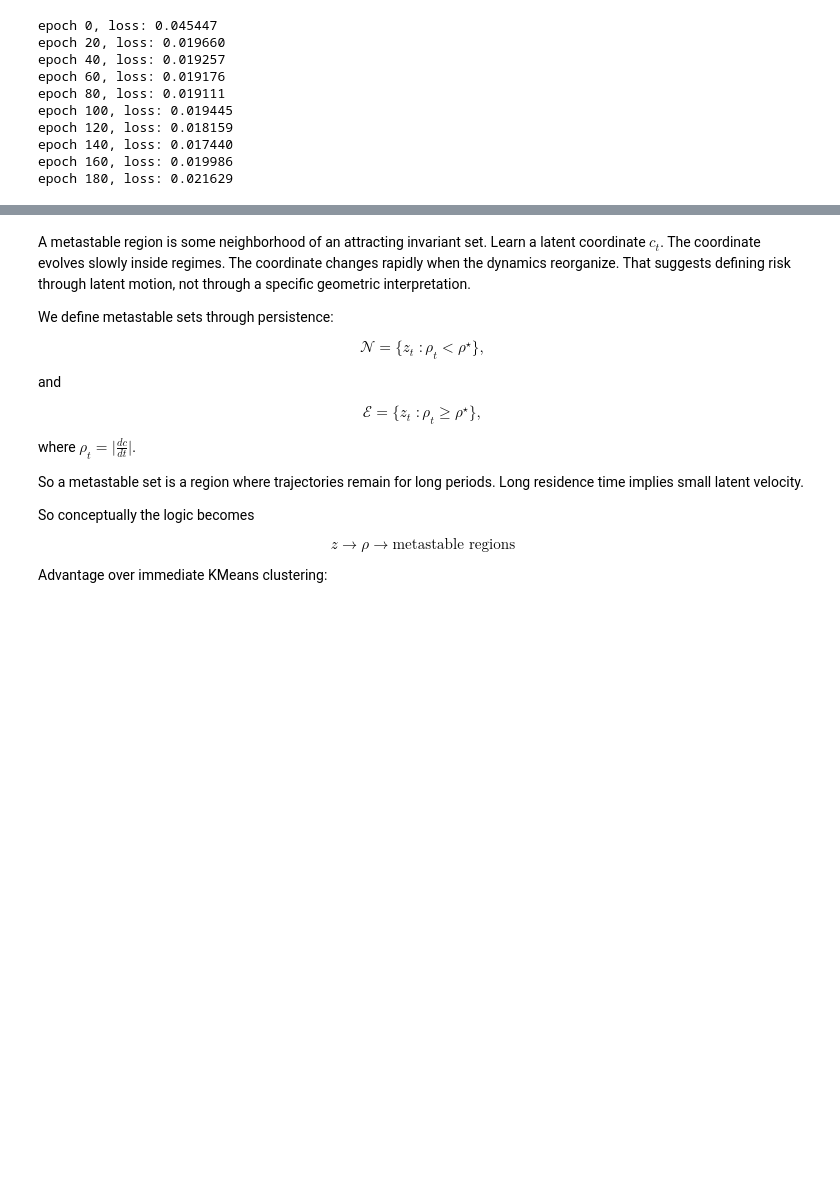
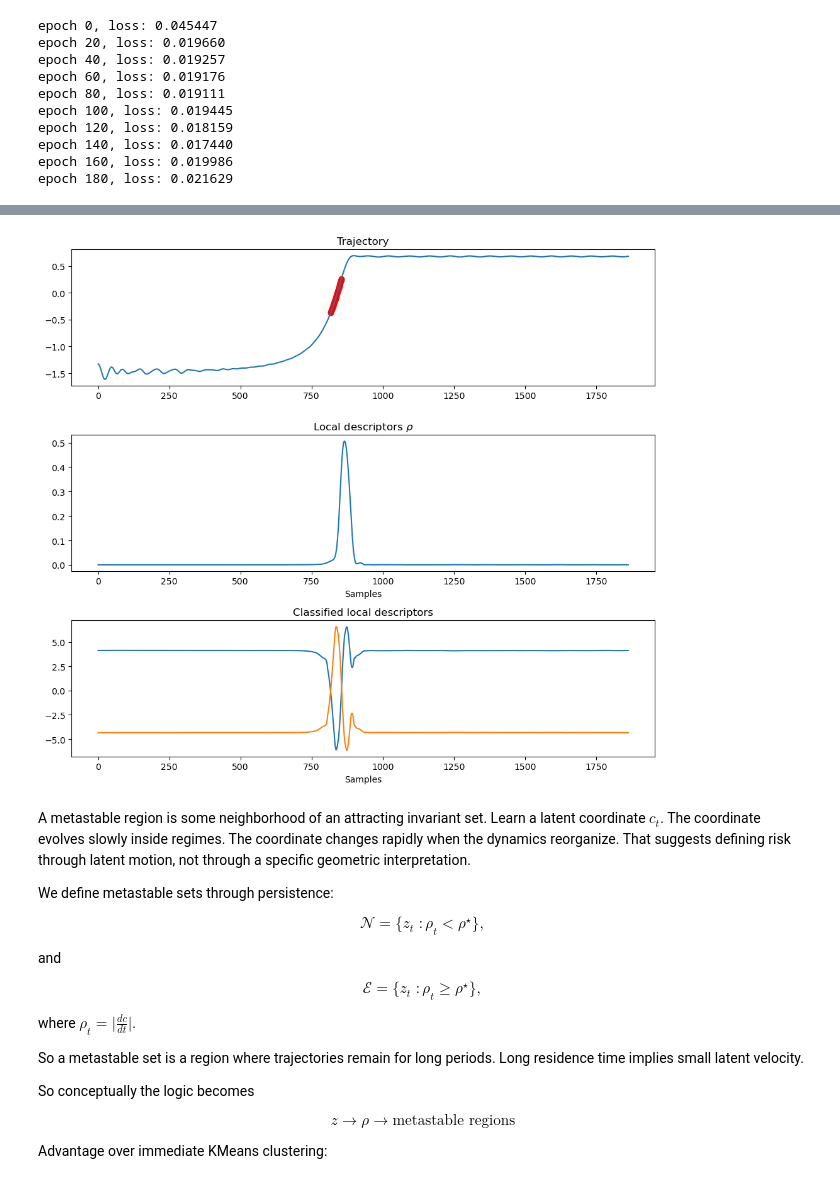
Before and after one commit to maalberg/kind, a Jupyter notebook: examples/regimes/cavity_fold/02_regime_discover.ipynb, the cells around one changed output, grey strips where cells are left out. Drawn from its saved outputs; the diff is of its cells as text; code cells hidden in the pictures; blank space fills up the shorter version.

```diff
--- a/examples/regimes/cavity_fold/02_regime_discover.ipynb
+++ b/examples/regimes/cavity_fold/02_regime_discover.ipynb
@@ -214,3 +401,34 @@ z_np = z.detach().cpu().numpy()
+# %%
+# --! display classification results --!
+
+plt.figure(figsize=(10,9))
+
+x = backs[jtraj][:, -1, 0]
+x = x[desc_window_nsample:-desc_window_nsample]
+x = x[class_window_nsample:-class_window_nsample]
+
+t = np.arange(len(x))
+i = classes[:, 0] < classes[:, 1]
+plt.subplot(3,1,1)
+plt.title('Trajectory')
+plt.plot(x)
+plt.scatter(t[i], x[t[i]], color='red')
+
+d = descs[jtraj, :, 2]
+plt.subplot(3,1,2)
+plt.title('Local descriptors $\\rho$')
+plt.plot(d)
+plt.xlabel('Samples')
+
+plt.subplot(3,1,3)
+plt.title('Classified local descriptors')
+plt.plot(classes)
+plt.xlabel('Samples')
+
+plt.tight_layout()
+plt.show()
+# %% [output]
+[figure, added]
 # %% [markdown]
 A metastable region is some neighborhood of an attracting invariant set. Learn a latent coordinate $c_t$. The coordinate evolves slowly inside regimes. The coordinate changes rapidly when the dynamics reorganize. That suggests defining risk through latent motion, not through a specific geometric interpretation.
 
```
Also changed, not shown: parts of 14 cells of this notebook, 1 other file.
